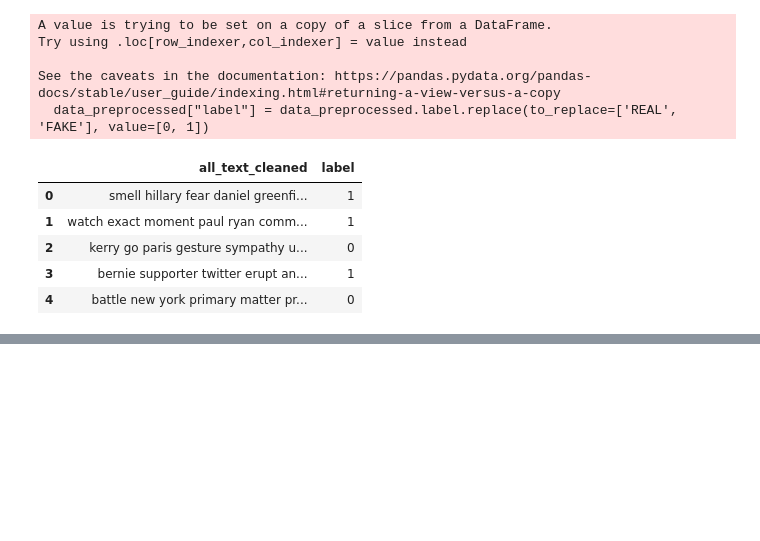
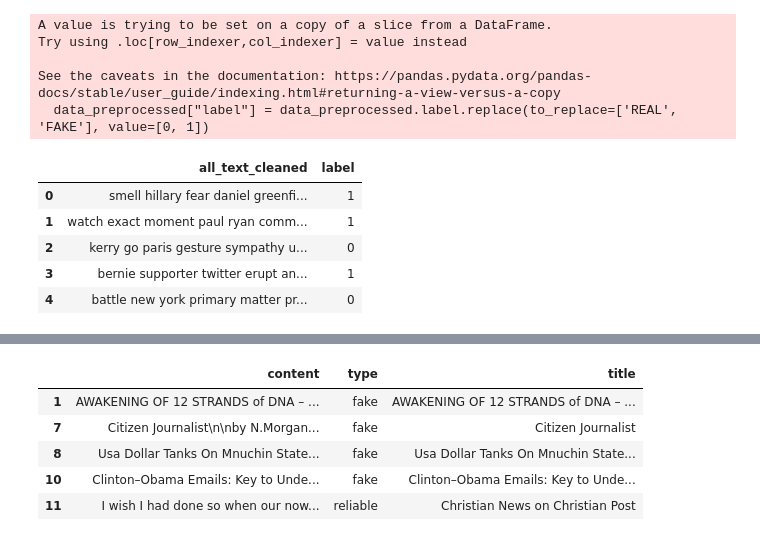
Before and after one commit to tobias-heinzmann/cyb-news, a Jupyter notebook: notebooks/frederik_new_data.ipynb, the cells around one changed output, grey strips where cells are left out. Drawn from its saved outputs; the diff is of its cells as text; code cells hidden in the pictures; blank space fills up the shorter version.

```diff
--- a/notebooks/frederik_new_data.ipynb
+++ b/notebooks/frederik_new_data.ipynb
@@ -85,3 +88,11 @@ test_accuracy
 
 
 #0.9378947368421052
+# %%
+huge_data = get_data('/Users/admin/code/frederiklm/cyb-news/data/news_sample.csv')
+print(huge_data.head(50))
+huge_data["text"] = huge_data["content"]
+huge_data["lable"] = huge_data["type"]
+relevant_columns = ['content', 'type', 'title']
+huge_data = huge_data[relevant_columns]
+huge_data = huge_data[huge_data['type'].isin(['reliable', 'fake'])]
@@ -87,0 +117,9 @@ test_accuracy
+# %%
+huge_data.head()
+# %% [output]
+|  | content | type | title |
+| 1 | AWAKENING OF 12 STRANDS of DNA – ... | fake | AWAKENING OF 12 STRANDS of DNA – ... |
+| 7 | Citizen Journalist\n\nby N.Morgan... | fake | Citizen Journalist |
+| 8 | Usa Dollar Tanks On Mnuchin State... | fake | Usa Dollar Tanks On Mnuchin State... |
+| 10 | Clinton–Obama Emails: Key to Unde... | fake | Clinton–Obama Emails: Key to Unde... |
+| 11 | I wish I had done so when our now... | reliable | Christian News on Christian Post |
```
Also changed, not shown: parts of 6 cells of this notebook, 2 other files.
